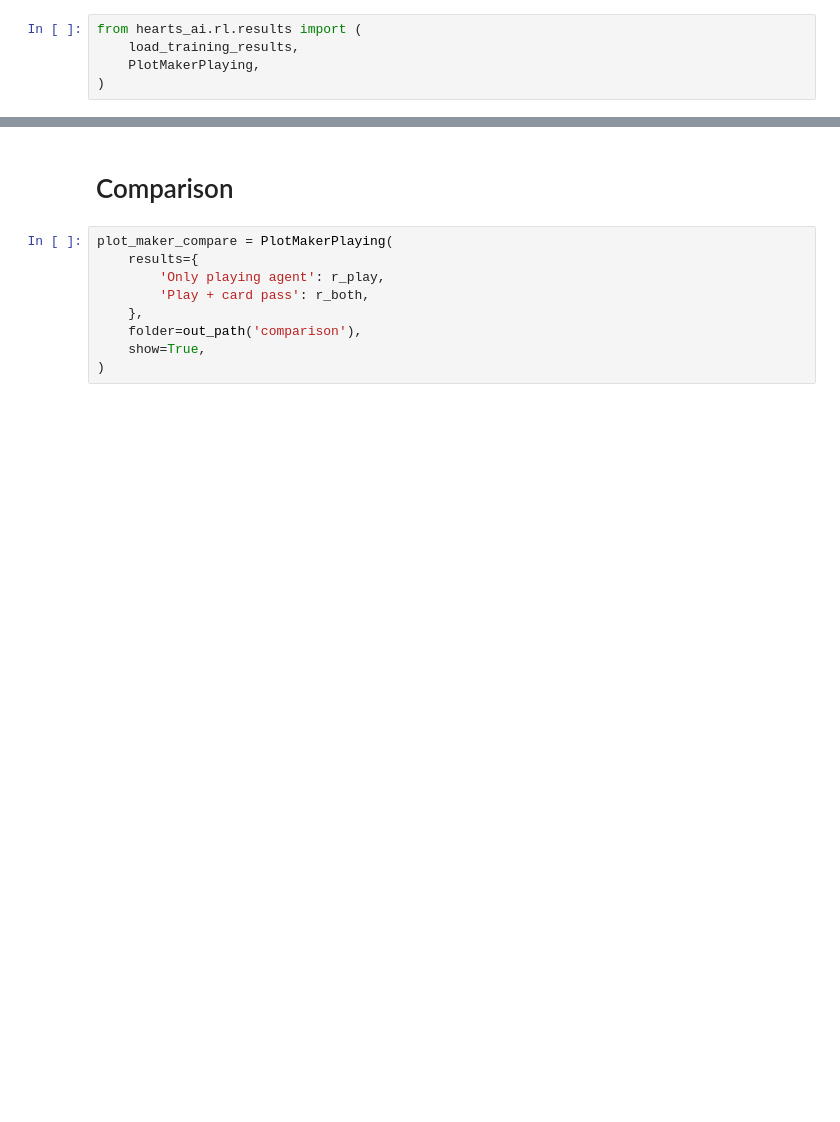
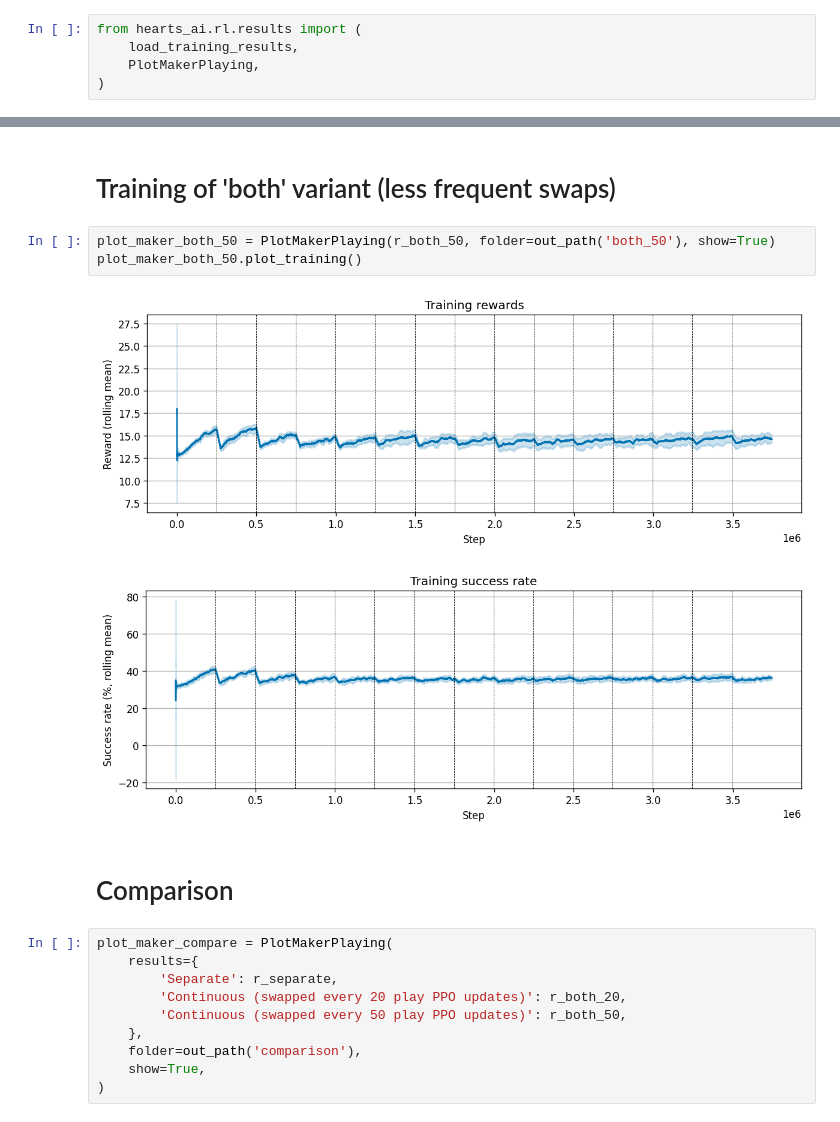
Before and after one commit to maciejors/hearts_ai, a Jupyter notebook: notebooks/results_ppo_compare_training_variants.ipynb, the cells around one changed output, grey strips where cells are left out. Cells and saved outputs as stored; diff of their text form; blank space fills up the shorter version.

```diff
--- a/notebooks/results_ppo_compare_training_variants.ipynb
+++ b/notebooks/results_ppo_compare_training_variants.ipynb
@@ -27,10 +36,19 @@ plot_maker_both.plot_training()
+# %% [markdown]
+# Training of 'both' variant (less frequent swaps)
+# %%
+plot_maker_both_50 = PlotMakerPlaying(r_both_50, folder=out_path('both_50'), show=True)
+plot_maker_both_50.plot_training()
+# %% [output]
+[figure, added]
+[figure, added]
 # %% [markdown]
 # Comparison
 # %%
 plot_maker_compare = PlotMakerPlaying(
     results={
-        'Only playing agent': r_play,
-        'Play + card pass': r_both,
+        'Separate': r_separate,
+        'Continuous (swapped every 20 play PPO updates)': r_both_20,
+        'Continuous (swapped every 50 play PPO updates)': r_both_50,
     },
     folder=out_path('comparison'),
     show=True,
```
Also changed, not shown: parts of 8 cells of this notebook.
